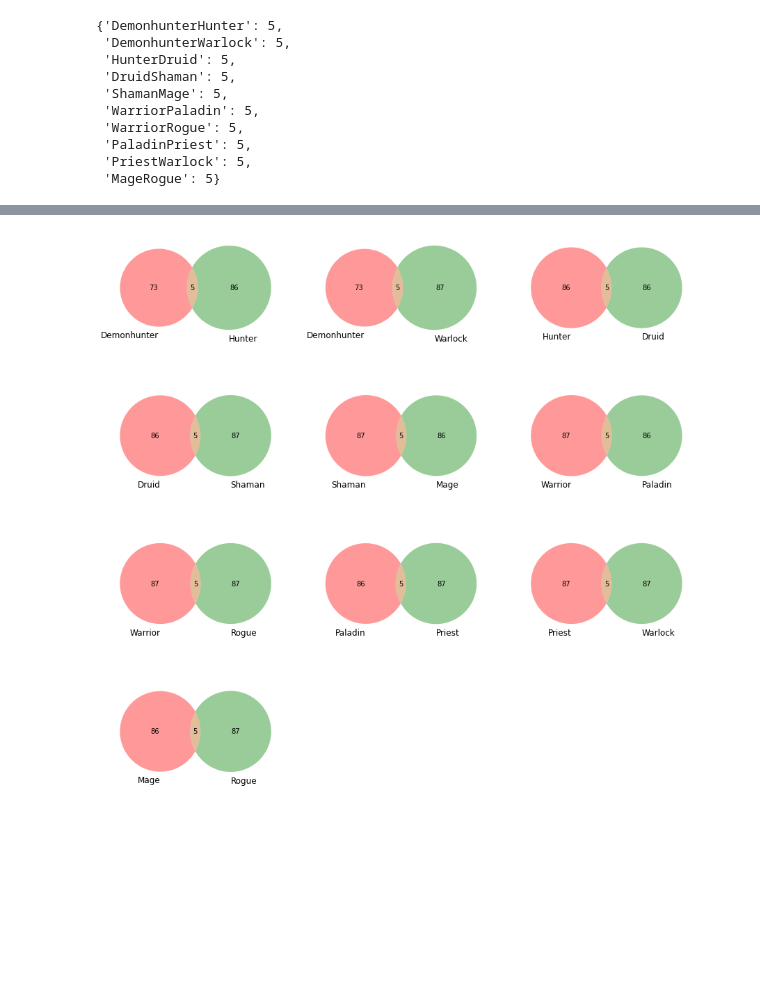
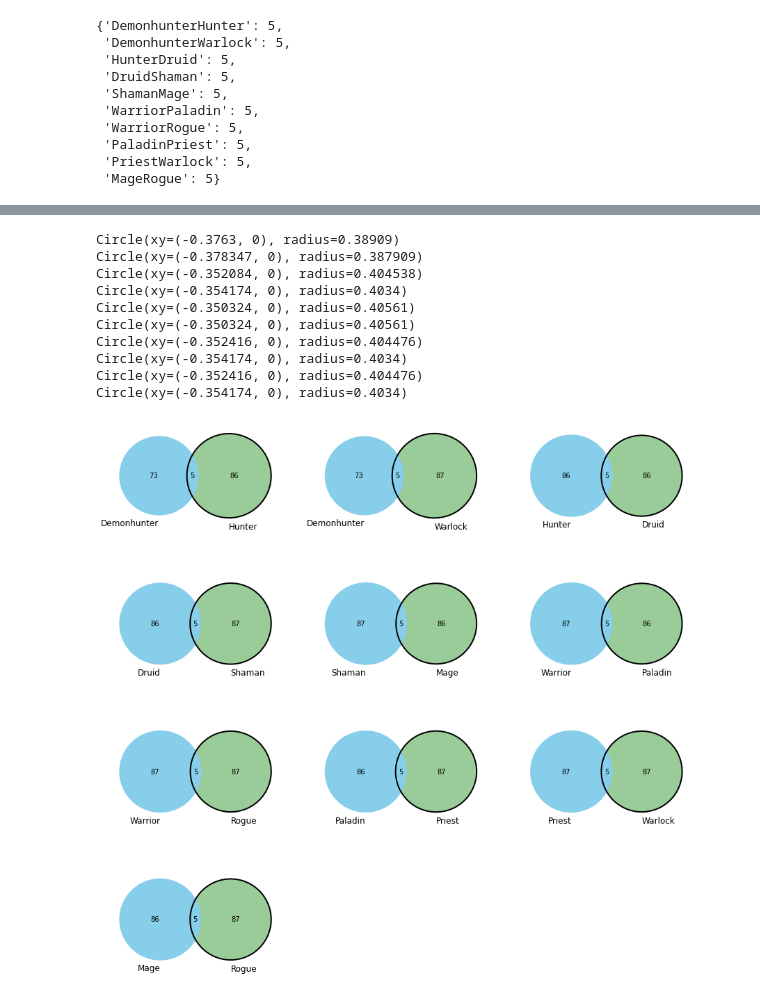
Before and after one commit to SamuelD-Data/hearthstone_project, a Jupyter notebook: hearthstone_project_notebook.ipynb, the cells around one changed output, grey strips where cells are left out. Drawn from its saved outputs; the diff is of its cells as text; code cells hidden in the pictures; blank space fills up the shorter version.

```diff
--- a/hearthstone_project_notebook.ipynb
+++ b/hearthstone_project_notebook.ipynb
@@ -1281,11 +1295,25 @@ venn_dict_multiclasses
 # %%
 row_count = 4
 col_count = 3
 plt.figure(figsize=(15,15))
 subplot_counter = 0
 for x in multiclass_pairs:
     subplot_counter += 1
     plt.subplot(row_count, col_count, subplot_counter)
-    venn2(subsets = (venn_dict_monoclasses[x[0] + '_cards'], venn_dict_monoclasses[x[1] + '_cards'], venn_dict_multiclasses[x[0]+x[1]]), set_labels = (x[0], x[1]))
+    v = venn2(subsets = (venn_dict_monoclasses[x[0] + '_cards'], venn_dict_monoclasses[x[1] + '_cards'], venn_dict_multiclasses[x[0]+x[1]]), set_labels = (x[0], x[1]))
+    c = venn2_circles(subsets = (venn_dict_monoclasses[x[0] + '_cards'], venn_dict_monoclasses[x[1] + '_cards'], venn_dict_multiclasses[x[0]+x[1]]))
+
+    c[0].set_color('skyblue')
+    print(c[0])
 # %% [output]
+Circle(xy=(-0.3763, 0), radius=0.38909)
+Circle(xy=(-0.378347, 0), radius=0.387909)
+Circle(xy=(-0.352084, 0), radius=0.404538)
+Circle(xy=(-0.354174, 0), radius=0.4034)
+Circle(xy=(-0.350324, 0), radius=0.40561)
+Circle(xy=(-0.350324, 0), radius=0.40561)
+Circle(xy=(-0.352416, 0), radius=0.404476)
+Circle(xy=(-0.354174, 0), radius=0.4034)
+Circle(xy=(-0.352416, 0), radius=0.404476)
+Circle(xy=(-0.354174, 0), radius=0.4034)
-[figure, old version]
+[figure, new version]
```
Also changed, not shown: parts of 5 cells of this notebook.
